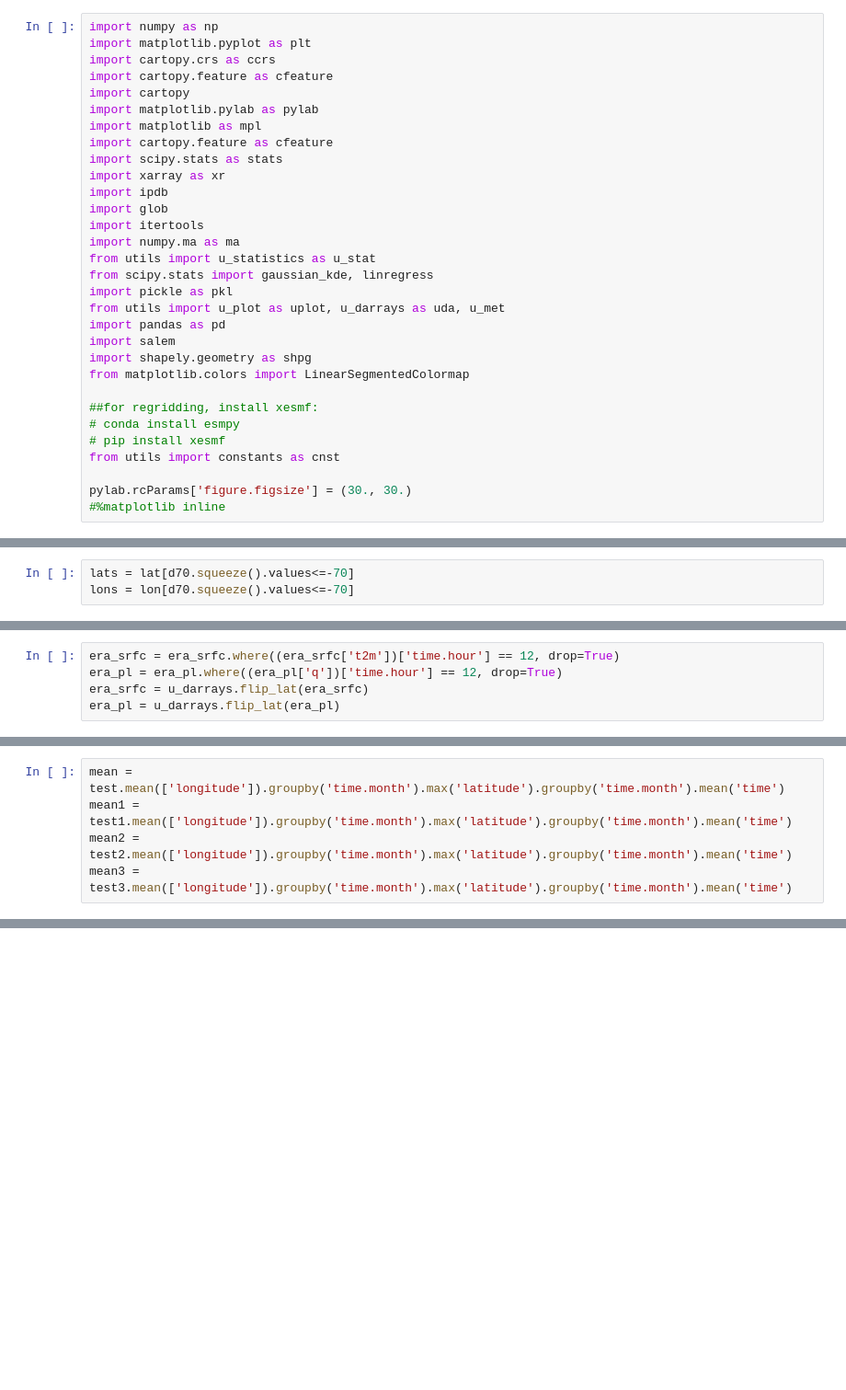
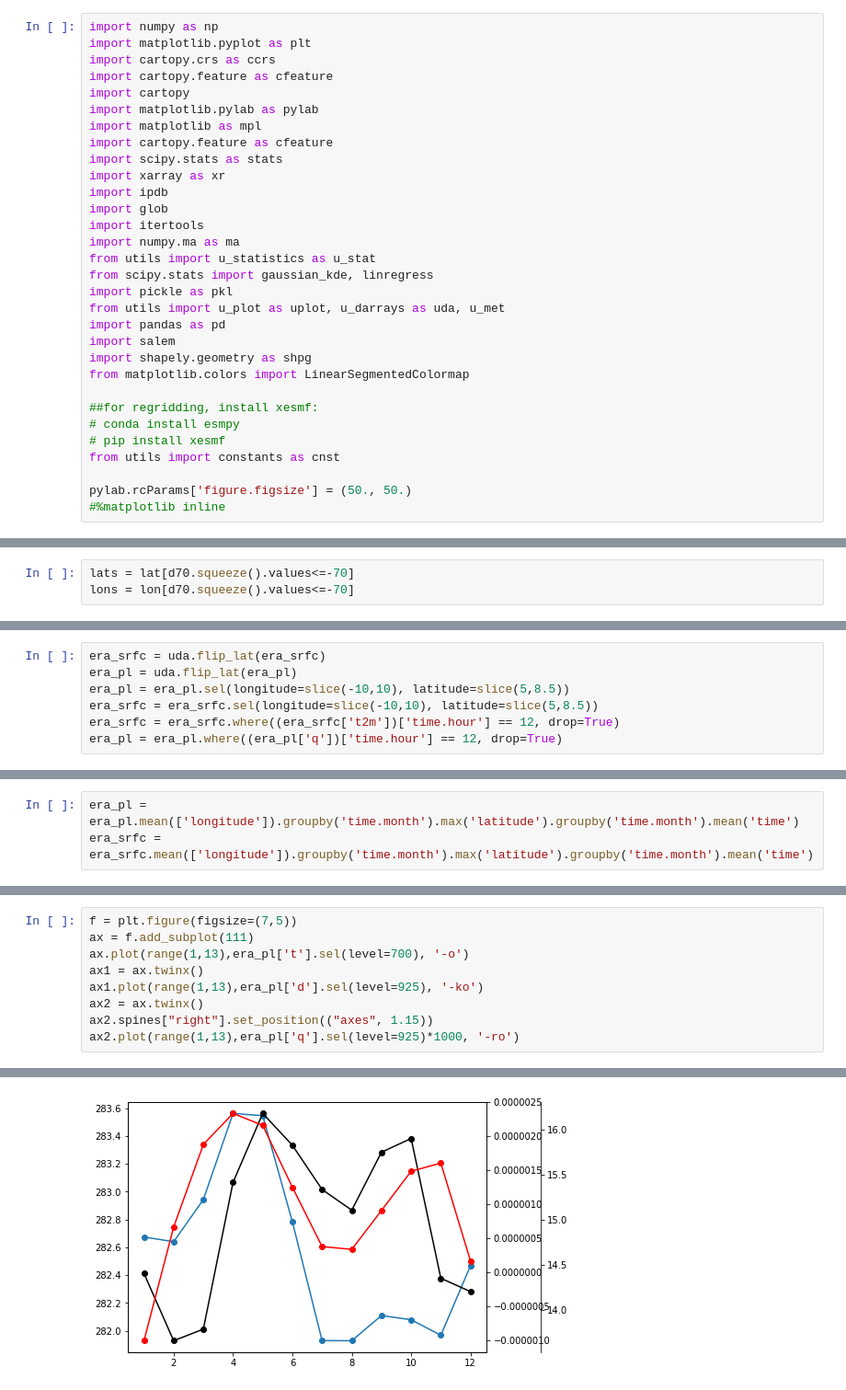
Before and after one commit to cornkle/proj_CEH, a Jupyter notebook: notebooks/CLOVER_FIG0_map.ipynb, the cells around one changed output, grey strips where cells are left out. Shown: that part at 92% size. Saved outputs shown, nothing was run; the diff lists cells and outputs as text; blank space fills up the shorter version.

```diff
--- a/notebooks/CLOVER_FIG0_map.ipynb
+++ b/notebooks/CLOVER_FIG0_map.ipynb
@@ -27,7 +27,7 @@ from matplotlib.colors import LinearSegmentedColormap
 # pip install xesmf
 from utils import constants as cnst
 
-pylab.rcParams['figure.figsize'] = (30., 30.)
+pylab.rcParams['figure.figsize'] = (50., 50.)
 #%matplotlib inline
 # %%
 cd ..
@@ -112,5 +132,7 @@ ccover = xr.open_dataset(cnst.GRIDSAT + 'aggs/gridsat_WA_-70_monthly_mean_5000km
 # %%
+era_srfc = uda.flip_lat(era_srfc)
+era_pl = uda.flip_lat(era_pl)
+era_pl = era_pl.sel(longitude=slice(-10,10), latitude=slice(5,8.5))
+era_srfc = era_srfc.sel(longitude=slice(-10,10), latitude=slice(5,8.5))
 era_srfc = era_srfc.where((era_srfc['t2m'])['time.hour'] == 12, drop=True)
 era_pl = era_pl.where((era_pl['q'])['time.hour'] == 12, drop=True)
-era_srfc = u_darrays.flip_lat(era_srfc)
-era_pl = u_darrays.flip_lat(era_pl)
@@ -124,5 +139,3 @@ test2 = era_srfc.sel(longitude=slice(-12,10), latitude=slice(5,8))
 # %%
-mean = test.mean(['longitude']).groupby('time.month').max('latitude').groupby('time.month').mean('time')
-mean1 = test1.mean(['longitude']).groupby('time.month').max('latitude').groupby('time.month').mean('time')
-mean2 = test2.mean(['longitude']).groupby('time.month').max('latitude').groupby('time.month').mean('time')
-mean3 = test3.mean(['longitude']).groupby('time.month').max('latitude').groupby('time.month').mean('time')
+era_pl = era_pl.mean(['longitude']).groupby('time.month').max('latitude').groupby('time.month').mean('time')
+era_srfc = era_srfc.mean(['longitude']).groupby('time.month').max('latitude').groupby('time.month').mean('time')
@@ -130,0 +149,10 @@ cmean_coll = ccover['tir'].sel(lat=slice(5,8), lon=slice(-12,10)).mean(['lon']).
+# %%
+f = plt.figure(figsize=(7,5))
+ax = f.add_subplot(111)
+ax.plot(range(1,13),era_pl['t'].sel(level=700), '-o')
+ax1 = ax.twinx()
+ax1.plot(range(1,13),era_pl['d'].sel(level=925), '-ko')
+ax2 = ax.twinx()
+ax2.spines["right"].set_position(("axes", 1.15))
+ax2.plot(range(1,13),era_pl['q'].sel(level=925)*1000, '-ro')
+# %% [output]
@@ -130,0 +160 @@ cmean_coll = ccover['tir'].sel(lat=slice(5,8), lon=slice(-12,10)).mean(['lon']).
+[figure, added]
```
Also changed, not shown: parts of 14 cells of this notebook, 7 other files.
